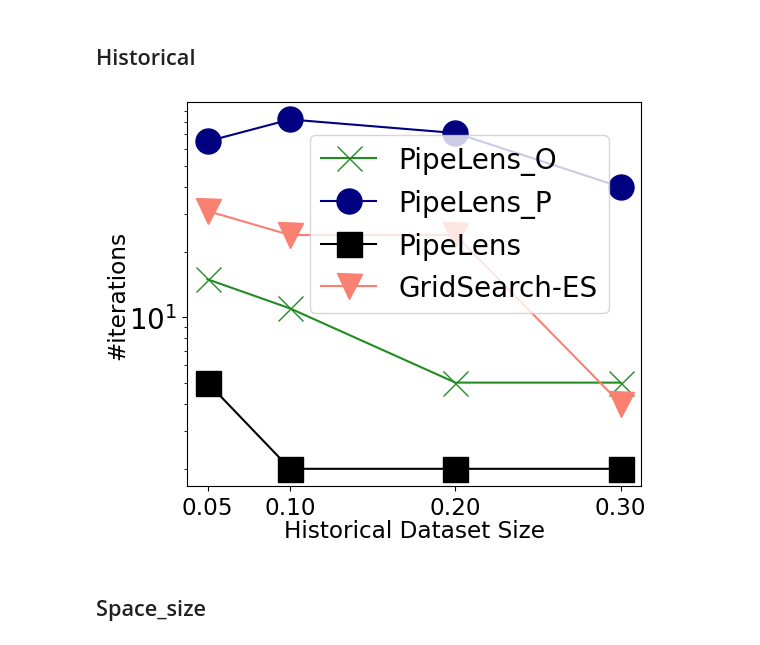
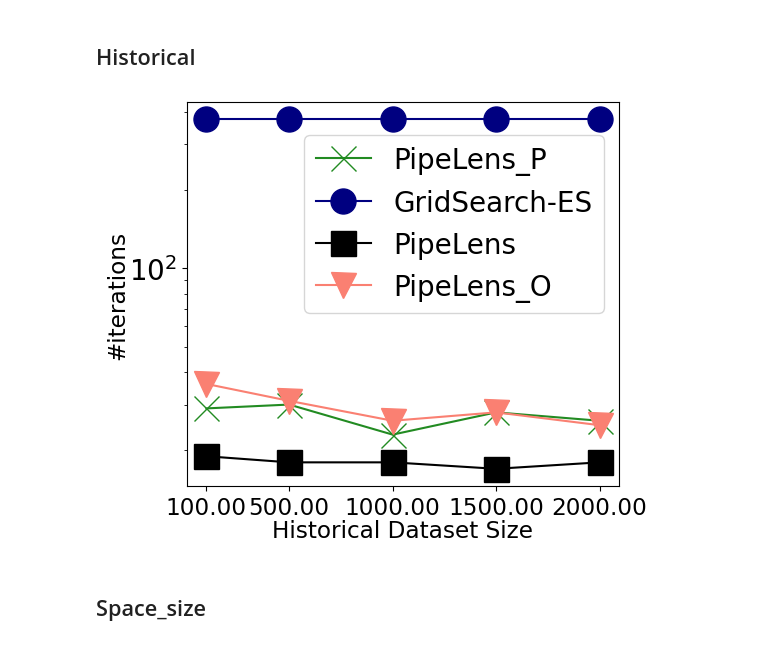
Before and after one commit to jahid674/PipeLens, a Jupyter notebook: MLplot.ipynb, the cells around one changed output. Cells and saved outputs as stored; diff of their text form; code cells hidden in the pictures.

```diff
--- a/MLplot.ipynb
+++ b/MLplot.ipynb
@@ -637,10 +521,10 @@ plt.show()
 # %% [markdown]
 ## Historical
 # %%
-grid=[65,82,71,40]
-pipelens_o=[31,24, 24, 4]
-pipelens_main=[5,2,2,2]
-pipelens_pro=[15, 11, 5, 5]
+grid=[373,373,373,373, 373]
+pipelens_o=[36,31, 26, 28, 25]
+pipelens_main=[19,18,18,17,18]
+pipelens_pro=[29, 30, 23, 28, 26]
 # %%
 font = {'family': "sans serif", 'size': fsize}
 matplotlib.rc('font', **font)
@@ -655,42 +539,41 @@ file_path = os.path.join(folder_path, file_name)
 import os
 import matplotlib.pyplot as plt
 import matplotlib.ticker as mticker
-s_size = [0.05, 0.1, 0.2, 0.3]
+s_size = [100, 500, 1000, 1500, 2000]
 labels = [f"{v:.2f}" for v in s_size]
 #s_sizes = np.arange(len(s_size))
 s_sizes=s_size
 
 plt.figure(figsize=(6, 5)) # in inches!
 plt.xticks(fontsize= fsize/1.2)
 plt.yscale("log")
 
-plt.plot(s_sizes, pipelens_pro, 'k-x', label='PipeLens_O',color='forestgreen',markersize=18)
-plt.plot(s_sizes, grid, 'k-o',label='PipeLens_P',color='navy',markersize=18)
+plt.plot(s_sizes, pipelens_pro, 'k-x', label='PipeLens_P',color='forestgreen',markersize=18)
+plt.plot(s_sizes, grid, 'k-o',label='GridSearch-ES',color='navy',markersize=18)
 plt.plot(s_sizes, pipelens_main, 'k-s',label='PipeLens',color='black',markersize=18)
-plt.plot(s_sizes, pipelens_o, 'k-v', label='GridSearch-ES',color='salmon',markersize=18)
+plt.plot(s_sizes, pipelens_o, 'k-v', label='PipeLens_O',color='salmon',markersize=18)
 plt.legend(loc='upper right')
 
 plt.xlabel('Historical Dataset Size',labelpad=0, fontsize=fsize/1.2)
 plt.ylabel('#iterations',labelpad=0, fontsize=fsize/1.2)
 plt.savefig('MLfigures/historical_sample_q4.pdf')
 
 ax = plt.gca()
 ax.legend(
     fontsize=fsize/1,
-    loc='upper left',     # anchor point on the legend box
+    loc='upper left',
     ncol=1,
     bbox_to_anchor=(0.24, .95)
 )
 
-# Equally spaced ticks with labels from x_en
 ax = plt.gca()
 ax.set_xticks(s_sizes)
 ax.set_xticklabels(labels)
 plt.tight_layout()
 plt.savefig(file_path, format='pdf', dpi=1600, bbox_inches='tight', pad_inches=0.1)
 plt.show()
 # %% [output]
-[figure, old version]
+[figure, new version]
 # %% [markdown]
 ## Space_size
 # %%
```
Also changed, not shown: parts of 28 cells of this notebook, 32 other files.
